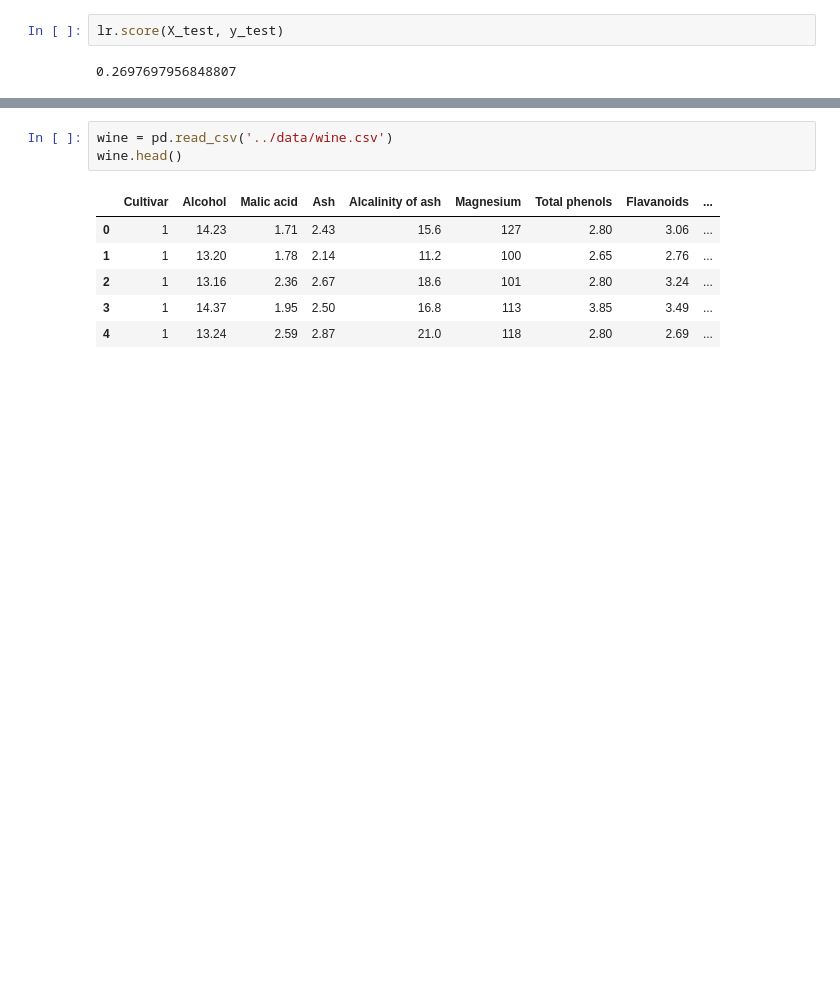
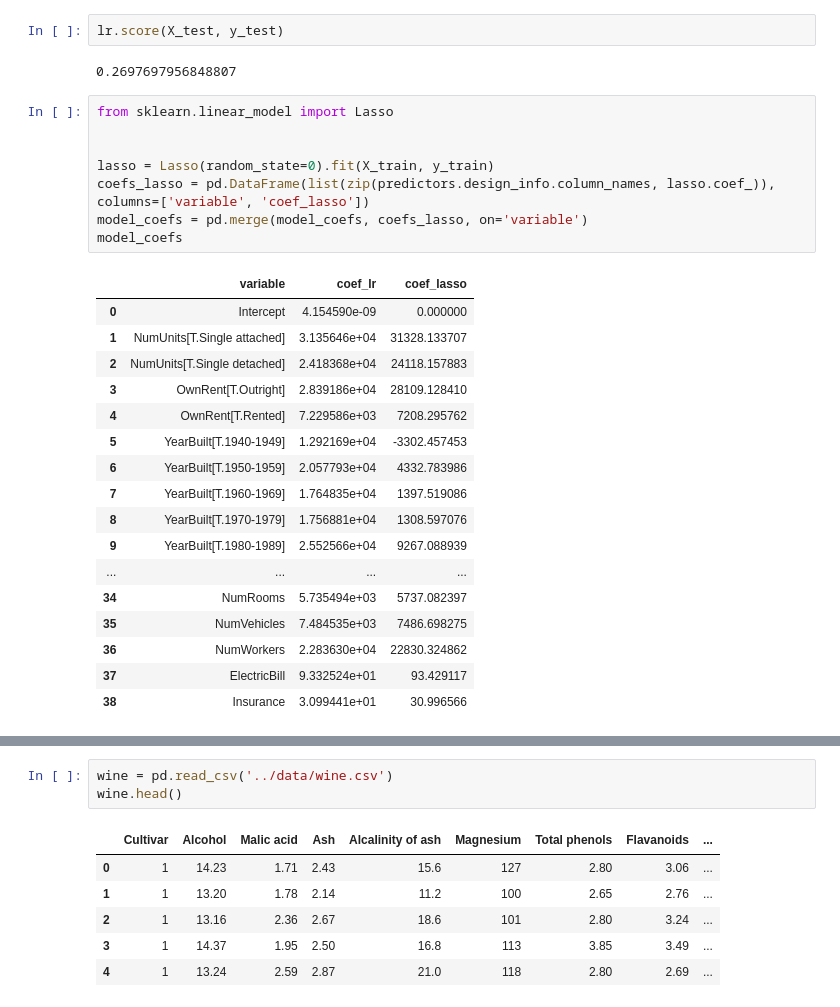
Before and after one commit to KChenDu/pandasNote, a Jupyter notebook: training/09-models.ipynb, the cells around one changed output, grey strips where cells are left out. Cells and saved outputs as stored; diff of their text form; blank space fills up the shorter version.

```diff
--- a/training/09-models.ipynb
+++ b/training/09-models.ipynb
@@ -642,3 +713,29 @@ lr.score(X_train, y_train)
 lr.score(X_test, y_test)
 # %% [output]
 0.2697697956848807
+# %%
+from sklearn.linear_model import Lasso
+
+
+lasso = Lasso(random_state=0).fit(X_train, y_train)
+coefs_lasso = pd.DataFrame(list(zip(predictors.design_info.column_names, lasso.coef_)), columns=['variable', 'coef_lasso'])
+model_coefs = pd.merge(model_coefs, coefs_lasso, on='variable')
+model_coefs
+# %% [output]
+|  | variable | coef_lr | coef_lasso |
+| 0 | Intercept | 4.154590e-09 | 0.000000 |
+| 1 | NumUnits[T.Single attached] | 3.135646e+04 | 31328.133707 |
+| 2 | NumUnits[T.Single detached] | 2.418368e+04 | 24118.157883 |
+| 3 | OwnRent[T.Outright] | 2.839186e+04 | 28109.128410 |
+| 4 | OwnRent[T.Rented] | 7.229586e+03 | 7208.295762 |
+| 5 | YearBuilt[T.1940-1949] | 1.292169e+04 | -3302.457453 |
+| 6 | YearBuilt[T.1950-1959] | 2.057793e+04 | 4332.783986 |
+| 7 | YearBuilt[T.1960-1969] | 1.764835e+04 | 1397.519086 |
+| 8 | YearBuilt[T.1970-1979] | 1.756881e+04 | 1308.597076 |
+| 9 | YearBuilt[T.1980-1989] | 2.552566e+04 | 9267.088939 |
+| ... | ... | ... | ... |
+| 34 | NumRooms | 5.735494e+03 | 5737.082397 |
+| 35 | NumVehicles | 7.484535e+03 | 7486.698275 |
+| 36 | NumWorkers | 2.283630e+04 | 22830.324862 |
+| 37 | ElectricBill | 9.332524e+01 | 93.429117 |
+| 38 | Insurance | 3.099441e+01 | 30.996566 |
```
Also changed, not shown: parts of 17 cells of this notebook.
